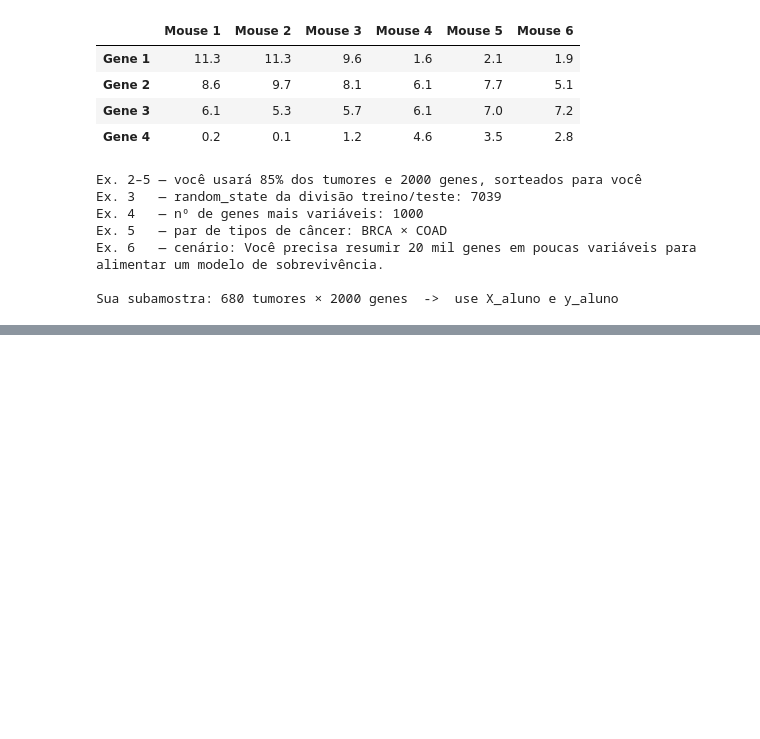
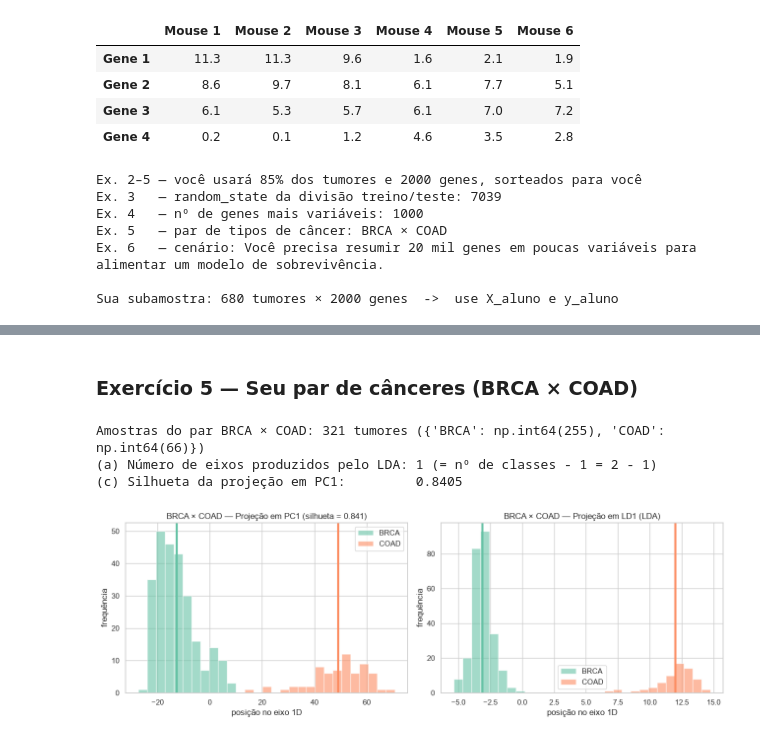
Before and after one commit to Fugant1/bioinformatics-task, a Jupyter notebook: PCA_vs_LDA_RNASeq_TCGA.ipynb, the cells around one changed output, grey strips where cells are left out. Cells and saved outputs as stored; diff of their text form; code cells hidden in the pictures; blank space fills up the shorter version.

```diff
--- a/PCA_vs_LDA_RNASeq_TCGA.ipynb
+++ b/PCA_vs_LDA_RNASeq_TCGA.ipynb
@@ -1293,0 +1471,41 @@ Sua subamostra: 680 tumores × 2000 genes  ->  use X_aluno e y_aluno
+# %% [markdown]
+### Exercício 5 — Seu par de cânceres (BRCA × COAD)
+# %%
+# ---------------------------------------------------------------
+# Exercício 5 — Separação do par de cânceres sorteado (BRCA × COAD)
+# ---------------------------------------------------------------
+c1, c2 = P["par_cancer"]
+mask_par = y_aluno.isin([c1, c2])
+X_par, y_par = X_aluno[mask_par], y_aluno[mask_par]
+print(f"Amostras do par {c1} × {c2}: {X_par.shape[0]} tumores ({dict(y_par.value_counts())})")
+
+# Projeção 1D com PCA (não supervisionado)
+Z_pc1 = PCA(n_components=1, random_state=0).fit_transform(X_par)
+sil_pc1 = silhouette_score(Z_pc1, y_par)
+
+# Projeção 1D com LDA (supervisionado): com 2 classes, o máximo é 2 - 1 = 1 eixo
+lda_par = LinearDiscriminantAnalysis(n_components=1).fit(X_par, y_par)
+Z_ld1 = lda_par.transform(X_par)
+
+print(f"(a) Número de eixos produzidos pelo LDA: {Z_ld1.shape[1]} (= nº de classes - 1 = 2 - 1)")
+print(f"(c) Silhueta da projeção em PC1:         {sil_pc1:.4f}")
+
+# (b) Histogramas de PC1 e LD1 coloridos pela classe, com médias marcadas (como na Parte 2)
+fig, ax = plt.subplots(1, 2, figsize=(13, 4.5))
+for eixo, Z, titulo in [
+    (ax[0], Z_pc1[:, 0], f"Projeção em PC1 (silhueta = {sil_pc1:.3f})"),
+    (ax[1], Z_ld1[:, 0], "Projeção em LD1 (LDA)"),
+]:
+    bins = np.linspace(Z.min(), Z.max(), 30)
+    for cl in [c1, c2]:
+        vals = Z[y_par == cl]
+        eixo.hist(vals, bins=bins, alpha=0.6, color=paleta[cl], label=cl)
+        eixo.axvline(vals.mean(), color=paleta[cl], lw=3)
+    eixo.set(title=f"{c1} × {c2} — {titulo}", xlabel="posição no eixo 1D", ylabel="frequência")
+    eixo.legend()
+plt.tight_layout(); plt.show()
+# %% [output]
+Amostras do par BRCA × COAD: 321 tumores ({'BRCA': np.int64(255), 'COAD': np.int64(66)})
+(a) Número de eixos produzidos pelo LDA: 1 (= nº de classes - 1 = 2 - 1)
+(c) Silhueta da projeção em PC1:         0.8405
+[figure, added]
```
Also changed, not shown: parts of 40 cells of this notebook, 2 other files.
